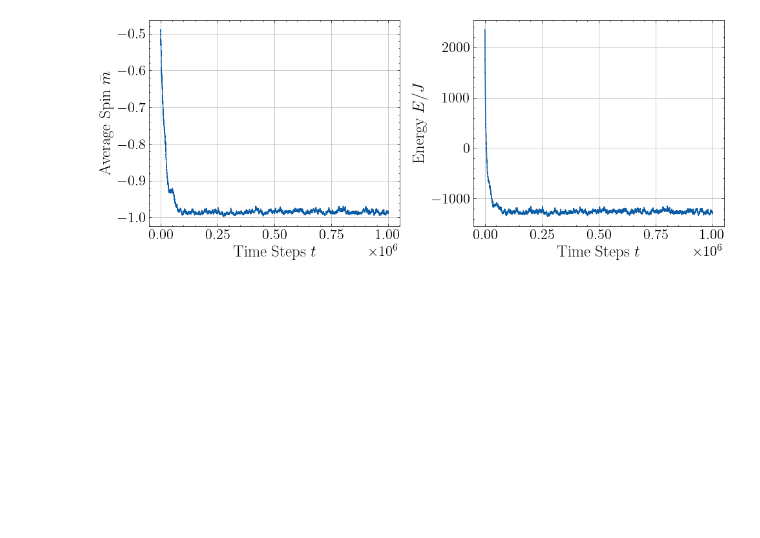
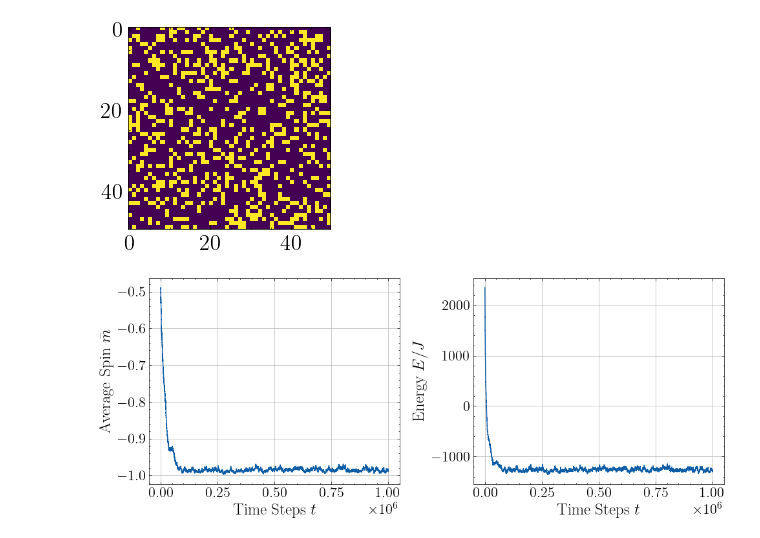
Before and after one commit to eudaemon3/mc-ising-analysis, a Jupyter notebook: src/test.ipynb, the cells around one changed output. Cells and saved outputs as stored; diff of their text form; code cells hidden in the pictures; blank space fills up the shorter version.

```diff
--- a/src/test.ipynb
+++ b/src/test.ipynb
@@ -94,12 +9,13 @@ def metropolis(
 # %%
 N = 50
 spin_prob = 0.75
 steps = 1_000_000
 a_time = np.arange(steps-1)
 beta_j = 0.7
-lattice = Lattice(N, spin_prob)
-
-spins, energies = metropolis(lattice(), steps, beta_j , lattice.get_energy())
+lattice = Lattice2D(N, spin_prob)
+lattice._show_img()
+# %% [output]
+[figure, added]
 # %%
 fig, (ax1,ax2) = plt.subplots(1, 2, figsize=(10,4))
 ax1.plot(a_time, spins/N**2)
```
Also changed, not shown: parts of 5 cells of this notebook, 2 other files.
